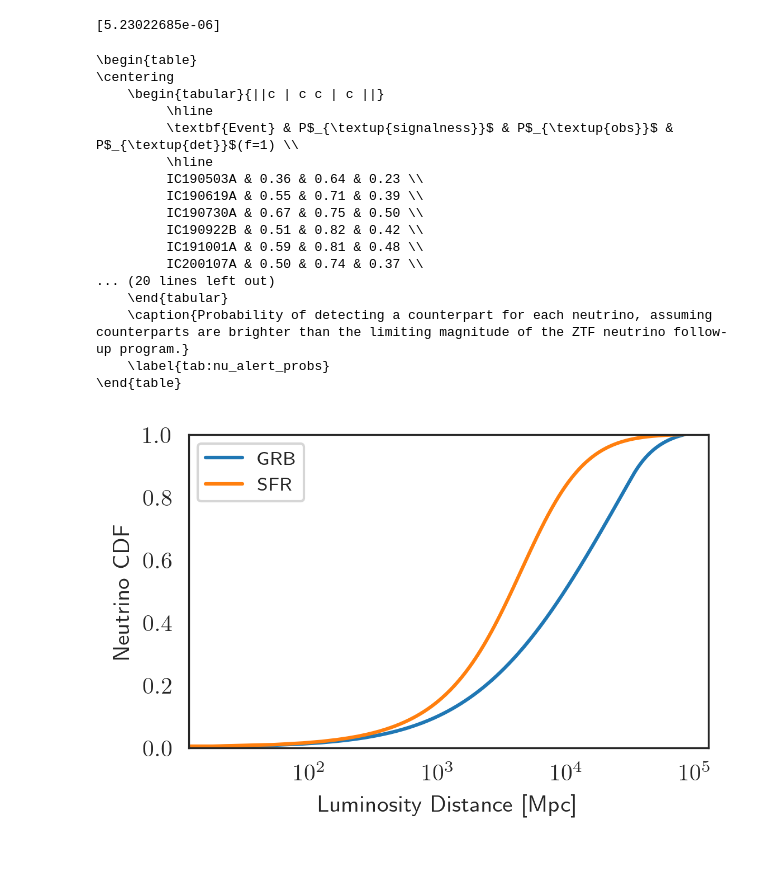
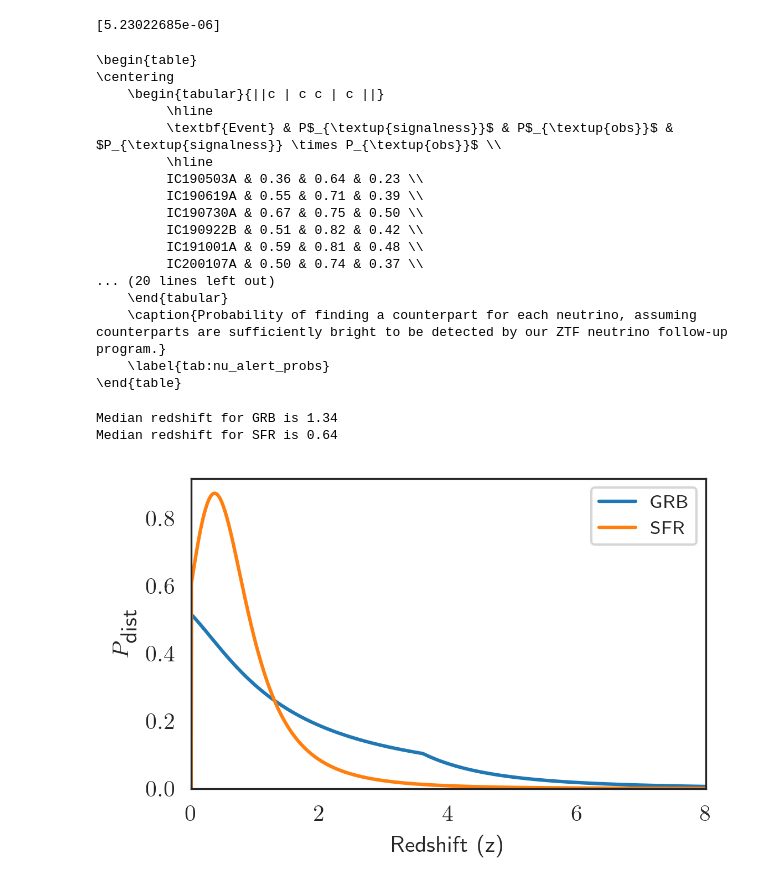
Before and after one commit to robertdstein/nuztfpaper, a Jupyter notebook: notebooks/set_limits_step.ipynb, the cells around one changed output. Cells and saved outputs as stored; diff of their text form; code cells hidden in the pictures; blank space fills up the shorter version.

```diff
--- a/notebooks/set_limits_step.ipynb
+++ b/notebooks/set_limits_step.ipynb
@@ -63,7 +63,7 @@ text = r"""
 \centering
     \begin{tabular}{||c | c c | c ||}
          \hline
-         \textbf{Event} & P$_{\textup{signalness}}$ & P$_{\textup{obs}}$ & P$_{\textup{det}}$(f=1) \\
+         \textbf{Event} & P$_{\textup{signalness}}$ & P$_{\textup{obs}}$ & $P_{\textup{signalness}} \times P_{\textup{obs}}$ \\
          \hline
 """
 
@@ -96,7 +96,7 @@ for index, row in obs.iterrows():
 text += f"""
     \hline
     \end{{tabular}}
-    \caption{{Probability of detecting a counterpart for each neutrino, assuming counterparts are brighter than the limiting magnitude of the ZTF neutrino follow-up program.}}
+    \caption{{Probability of finding a counterpart for each neutrino, assuming counterparts are sufficiently bright to be detected by our ZTF neutrino follow-up program.}}
     \label{{tab:nu_alert_probs}}
 \end{{table}}
 """
@@ -107,7 +107,7 @@ print(text)
 \centering
     \begin{tabular}{||c | c c | c ||}
          \hline
-         \textbf{Event} & P$_{\textup{signalness}}$ & P$_{\textup{obs}}$ & P$_{\textup{det}}$(f=1) \\
+         \textbf{Event} & P$_{\textup{signalness}}$ & P$_{\textup{obs}}$ & $P_{\textup{signalness}} \times P_{\textup{obs}}$ \\
          \hline
          IC190503A & 0.36 & 0.64 & 0.23 \\
          IC190619A & 0.55 & 0.71 & 0.39 \\
@@ -117,7 +117,7 @@ print(text)
          IC200107A & 0.50 & 0.74 & 0.37 \\
 ... (20 lines left out)
     \end{tabular}
-    \caption{Probability of detecting a counterpart for each neutrino, assuming counterparts are brighter than the limiting magnitude of the ZTF neutrino follow-up program.}
+    \caption{Probability of finding a counterpart for each neutrino, assuming counterparts are sufficiently bright to be detected by our ZTF neutrino follow-up program.}
     \label{tab:nu_alert_probs}
 \end{table}
 # %%
@@ -174,37 +181,51 @@ nsteps = 1e3
 zrange, step = np.linspace(0.0, 8.0, int(nsteps + 1), retstep=True)
 zplot = 0.5*(zrange[1:] + zrange[:-1])
 
 cdf_mpc = dict()
 
 for label, rate in rates:
 
     rate_per_z, nu_flux_per_z, nu_flux_per_source, cumulative_nu_flux = \
             define_cosmology_functions(rate, 1., gamma=2.0)
 
     y = [x.value for x in cumulative_nu_flux(8.)]
     y = np.array(y)/y[-1]
+    y = np.array([0.] + [x.value for x in nu_flux_per_z(zplot)])
+    y /= np.sum(y)
+    binwidth = zrange[1] - zrange[0]
+    y /= binwidth
 
     # y /= y[-1]
 
     # y = [cumulative_nu_flux(i)[-1]/max_scale for i in z]
 
     dls = [0.] + [dl.value for dl in cosmo.luminosity_distance(zplot)]
+    zs = np.array([0.] + list(zplot))
 
-    plt.plot(dls, [0.] + list(y), label=label)
+    plt.plot(zs, list(y), label=label)
 
-    cdf_mpc[label] = interp1d(dls, [0.] + list(y))
+    cdf = np.array([np.sum(y[:i])/np.sum(y) for i, _ in enumerate(y)])
 
-plt.ylim(0.0, 1.0)
-plt.xscale("log")
-plt.xlabel("Luminosity Distance [Mpc]", fontsize=big_fontsize)
-plt.ylabel("Neutrino CDF", fontsize=big_fontsize)
+    cdf_mpc[label] = interp1d(dls, cdf)
+
+    mask = cdf > 0.5
+    print(f"Median redshift for {label} is {(zs[mask])[0]:.2f}")
+
+
+plt.ylim(bottom=0.0)
+plt.xlim(left=0.0, right=8.)
+# plt.xscale("log")
+plt.xlabel("Redshift (z)", fontsize=big_fontsize)
+plt.ylabel(r"$P_{\textup{dist}}$", fontsize=big_fontsize)
 ax.tick_params(axis='both', which='major', labelsize=big_fontsize)
 plt.legend()
 
 filename = "neutrino_CDF.pdf"
 
 output_path = os.path.join(output_folder, filename)
 plt.savefig(os.path.join(plot_dir, filename))
 plt.savefig(output_path, bbox_inches='tight', pad_inches=0)
 # %% [output]
+Median redshift for GRB is 1.34
+Median redshift for SFR is 0.64
-[figure, old version]
+[figure, new version]
```
Also changed, not shown: parts of 8 cells of this notebook, 3 other files.
